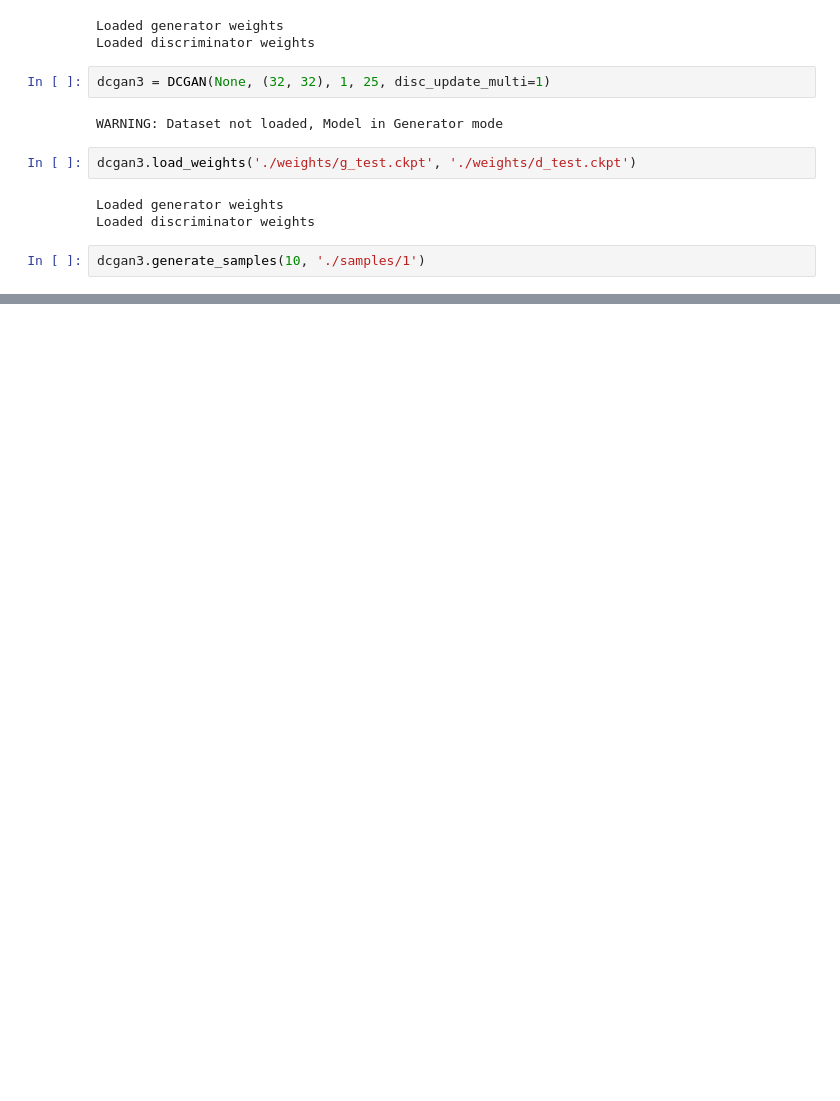
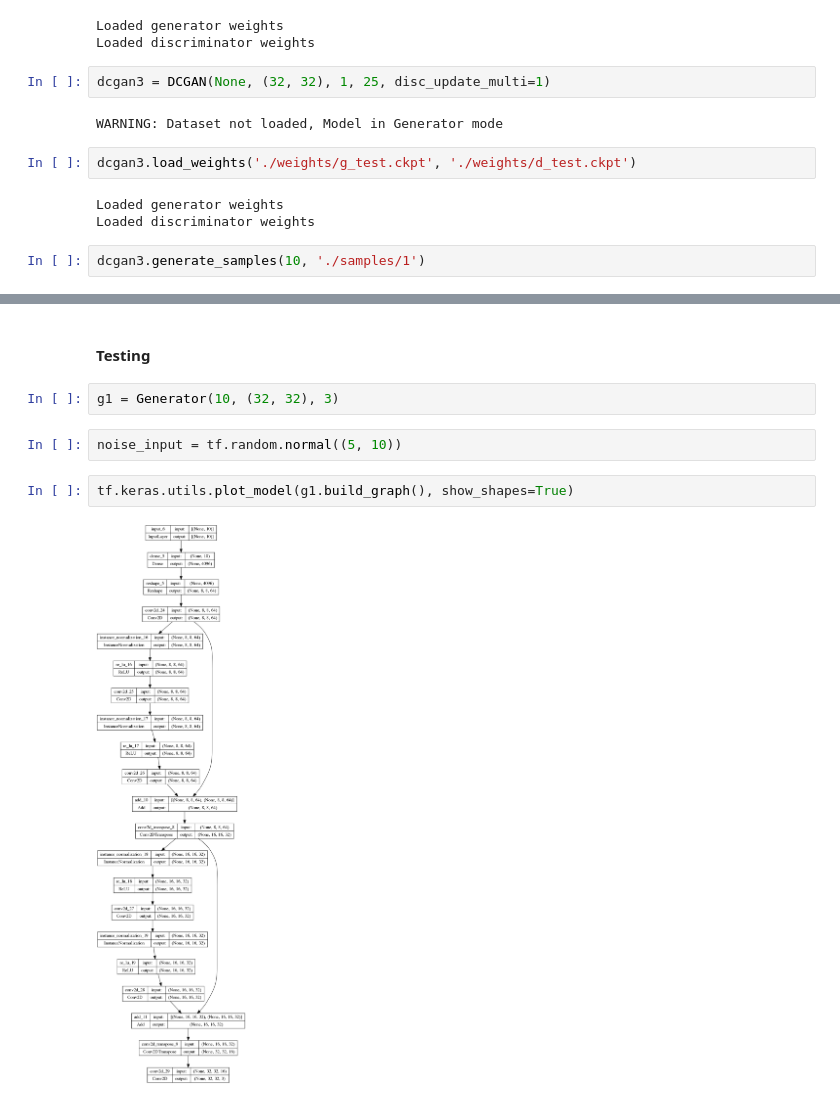
Before and after one commit to tlaw009/GAN-devel, a Jupyter notebook: DCGAN_development.ipynb, the cells around one changed output, grey strips where cells are left out. Saved outputs shown, nothing was run; the diff lists cells and outputs as text; blank space fills up the shorter version.

```diff
--- a/DCGAN_development.ipynb
+++ b/DCGAN_development.ipynb
@@ -500,0 +601,10 @@ dcgan3.generate_samples(10, './samples/1')
+# %% [markdown]
+#### Testing
+# %%
+g1 = Generator(10, (32, 32), 3)
+# %%
+noise_input = tf.random.normal((5, 10))
+# %%
+tf.keras.utils.plot_model(g1.build_graph(), show_shapes=True)
+# %% [output]
+[figure, added]
```
Also changed, not shown: parts of 10 cells of this notebook, 1 other file.
